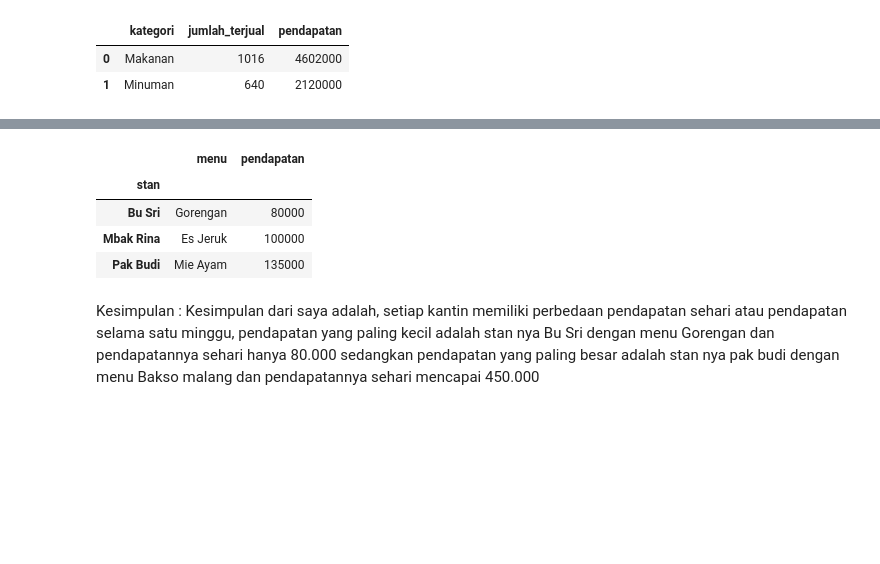
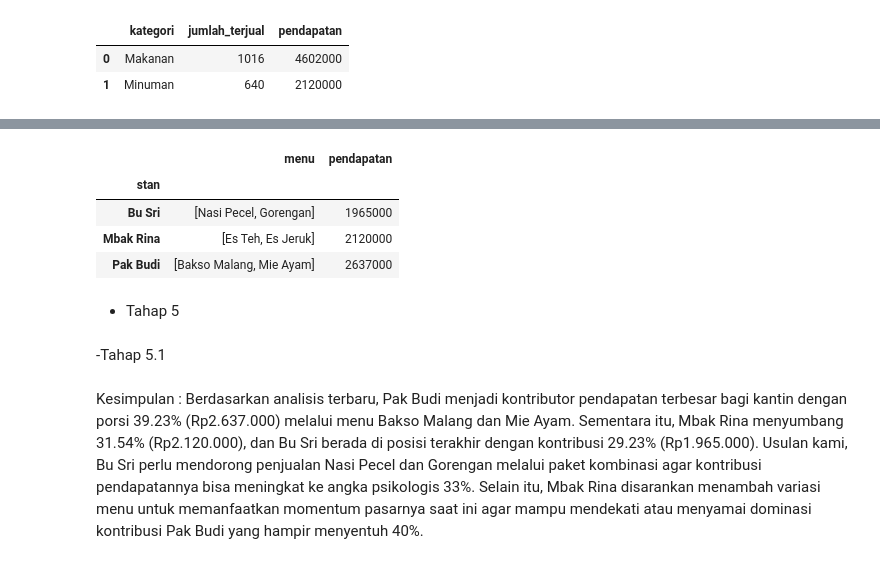
Before and after one commit to Alexander54667/pandas-begginer, a Jupyter notebook: studi_kasus1.ipynb, the cells around one changed output, grey strips where cells are left out. Drawn from its saved outputs; the diff is of its cells as text; code cells hidden in the pictures; blank space fills up the shorter version.

```diff
--- a/studi_kasus1.ipynb
+++ b/studi_kasus1.ipynb
@@ -275,11 +222,15 @@ df_kantin['pendapatan'].plot(kind='bar', title='pendapatan per hari')
 # %%
-df_kantin.groupby('stan')[['menu', 'pendapatan']].apply(lambda df_kantin: df_kantin.loc[df_kantin['pendapatan'].idxmin()])
+df_kantin.groupby('stan').agg({'menu': 'unique', 'pendapatan': 'sum'})
 # %% [output]
 |  | menu | pendapatan |
 | stan |  |  |
-| Bu Sri | Gorengan | 80000 |
-| Mbak Rina | Es Jeruk | 100000 |
-| Pak Budi | Mie Ayam | 135000 |
+| Bu Sri | [Nasi Pecel, Gorengan] | 1965000 |
+| Mbak Rina | [Es Teh, Es Jeruk] | 2120000 |
+| Pak Budi | [Bakso Malang, Mie Ayam] | 2637000 |
+# %% [markdown]
+* Tahap 5
+# %% [markdown]
+-Tahap 5.1
 # %% [markdown]
 Kesimpulan :
-Kesimpulan dari saya adalah, setiap kantin memiliki perbedaan pendapatan sehari atau pendapatan selama satu minggu, pendapatan yang paling kecil adalah stan nya Bu Sri dengan menu Gorengan dan pendapatannya sehari hanya 80.000 sedangkan pendapatan yang paling besar adalah stan nya pak budi dengan menu Bakso malang dan pendapatannya sehari mencapai 450.000
+Berdasarkan analisis terbaru, Pak Budi menjadi kontributor pendapatan terbesar bagi kantin dengan porsi 39.23% (Rp2.637.000) melalui menu Bakso Malang dan Mie Ayam. Sementara itu, Mbak Rina menyumbang 31.54% (Rp2.120.000), dan Bu Sri berada di posisi terakhir dengan kontribusi 29.23% (Rp1.965.000). Usulan kami, Bu Sri perlu mendorong penjualan Nasi Pecel dan Gorengan melalui paket kombinasi agar kontribusi pendapatannya bisa meningkat ke angka psikologis 33%. Selain itu, Mbak Rina disarankan menambah variasi menu untuk memanfaatkan momentum pasarnya saat ini agar mampu mendekati atau menyamai dominasi kontribusi Pak Budi yang hampir menyentuh 40%.
```
Also changed, not shown: parts of 22 cells of this notebook, 3 other files.
